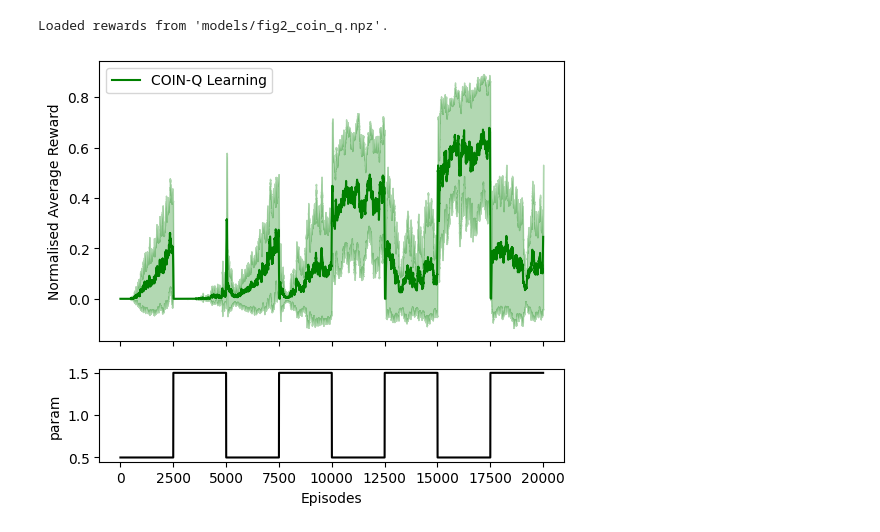
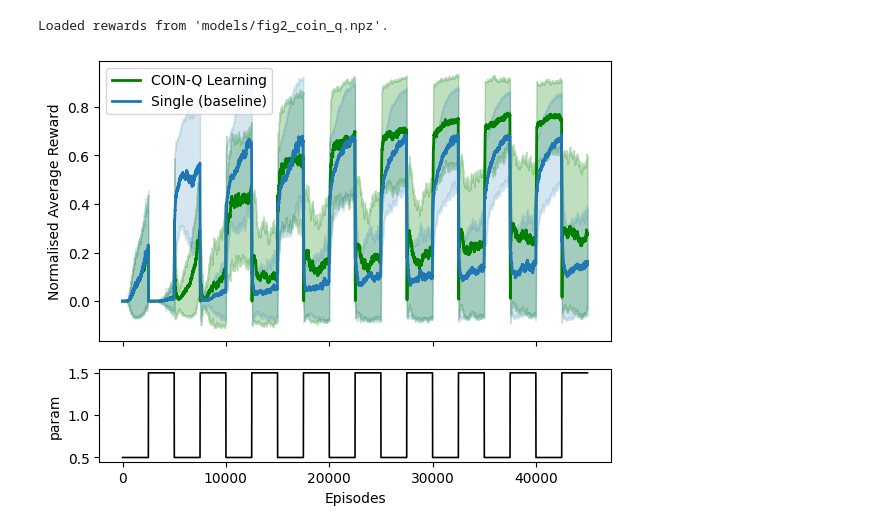
Before and after one commit to RichieRich2569/COINRL, a Jupyter notebook: figures.ipynb, the cells around one changed output. Drawn from its saved outputs; the diff is of its cells as text; code cells hidden in the pictures.

```diff
--- a/figures.ipynb
+++ b/figures.ipynb
@@ -326,6 +326,16 @@ param_values = np.concatenate([
     1.5*np.ones((2500,)),
     0.5*np.ones((2500,)),
     1.5*np.ones((2500,)),
+    0.5*np.ones((2500,)),
+    1.5*np.ones((2500,)),
+    0.5*np.ones((2500,)),
+    1.5*np.ones((2500,)),
+    0.5*np.ones((2500,)),
+    1.5*np.ones((2500,)),
+    0.5*np.ones((2500,)),
+    1.5*np.ones((2500,)),
+    0.5*np.ones((2500,)),
+    1.5*np.ones((2500,)),
 ])
 # %%
 # As a foundation, we train the model on two contexts in the traditional approach, then average the results over multiple runs to get an idea on the time to train
@@ -368,11 +378,11 @@ def run_single_rep_q_learning(rep_id, amplitudes):
 REWARDS_PATH = "models/fig2_q_learning.npz"
 if TRAIN:
     # Number of repetitions and number of parallel processes:
-    n_reps = 10
+    n_reps = 100
     n_processes = mp.cpu_count() - 1  # leave one CPU free
 
     # Number of episodes
-    N = 10000
+    N = 20000
 
     # Amplitudes to train on
     values = [0.5, 1.5]
@@ -510,7 +566,7 @@ def run_single_rep_coin_q(rep_id, amplitudes, p_contexts):
 REWARDS_PATH = "models/fig2_coin_q.npz"
 if TRAIN:
     # Number of repetitions and number of parallel processes:
-    n_reps = 10
+    n_reps = 100
     n_processes = mp.cpu_count() - 1  # leave one CPU free
 
     # Number of episodes
@@ -553,58 +609,78 @@ else:
 # %% [output]
 Loaded rewards from 'models/fig2_coin_q.npz'.
 # %%
+import numpy as np
+import matplotlib.pyplot as plt
+
 def moving_average(x: np.ndarray, window: int = 25) -> np.ndarray:
-    """Simple centered moving average (temporary smoothing)."""
     window = max(1, int(window))
     if window == 1:
         return x
     pad = window // 2
     x_pad = np.pad(x, (pad, pad), mode="edge")
     kernel = np.ones(window, dtype=float) / window
     return np.convolve(x_pad, kernel, mode="valid")
 
-# --- Normalise rewards ---
-rewards = np.asarray(rewards_coin_q, dtype=float)
-params  = np.asarray(param_values, dtype=float)
+# --- Inputs ---
+params = np.asarray(param_values, dtype=float)
 
-# Per-episode denominator depends on param_values (0.5 uses base[0], else base[1])
-max_base = np.asarray(max_rewards_base, dtype=float)
-denom = np.where(params == 0.5, max_base[0] + 200.0, max_base[1] + 200.0)
+# COIN
+rewards_coin = np.asarray(rewards_coin_q, dtype=float)
+std_coin     = np.asarray(std_rewards_coin_q, dtype=float)
 
-norm_rewards = (rewards + 200.0) / denom
+# SINGLE (baseline)
+rewards_single = np.asarray(rewards_single, dtype=float)
+std_single     = np.asarray(std_rewards_single, dtype=float)
 
-# --- Scale std to the new normalised scale (offset doesn't affect std; divisor does) ---
-std_rewards = np.asarray(std_rewards_coin_q, dtype=float)  # assumes you have this
-norm_std_rewards = std_rewards / denom
+# --- Common denom for BOTH methods (identical normalisation) ---
+max_base = np.asarray(max_rewards_base, dtype=float).reshape(-1)
+if max_base.size < 2:
+    raise ValueError("max_rewards_base must have length >= 2 (one per context).")
 
-# --- Temporary smoothing ---
+# Use isclose rather than params == 0.5
+is_ctx0 = np.isclose(params, 0.5, atol=1e-12, rtol=0.0)
+denom = np.where(is_ctx0, max_base[0] + 200.0, max_base[1] + 200.0)
+
+# --- Normalise ---
+norm_coin   = (rewards_coin   + 200.0) / denom
+norm_single = (rewards_single + 200.0) / denom
+
+norm_std_coin   = std_coin / denom
+norm_std_single = std_single / denom
+
+# --- Smooth ---
 smooth_window = 25
-norm_rewards_s = moving_average(norm_rewards, window=smooth_window)
-norm_std_s     = moving_average(norm_std_rewards, window=smooth_window)
+norm_coin_s   = moving_average(norm_coin, window=smooth_window)
+std_coin_s    = moving_average(norm_std_coin, window=smooth_window)
 
-# --- Plot: rewards on top, param_values below ---
-x = np.arange(len(norm_rewards_s))
+norm_single_s = moving_average(norm_single, window=smooth_window)
+std_single_s  = moving_average(norm_std_single, window=smooth_window)
+
+# --- Plot ---
+x = np.arange(len(norm_coin_s))
 
 fig, (ax0, ax1) = plt.subplots(
-    2, 1, figsize=(6, 5.2), sharex=True,
+    2, 1, figsize=(6.6, 5.2), sharex=True,
     gridspec_kw={"height_ratios": [3, 1], "hspace": 0.15}
 )
 
-ax0.plot(x, norm_rewards_s, label="COIN-Q Learning", color="green")
-ax0.fill_between(
-    x,
-    norm_rewards_s - norm_std_s,
-    norm_rewards_s + norm_std_s,
-    color="green",
-    alpha=0.3
-)
+# COIN
+ax0.plot(x, norm_coin_s, label="COIN-Q Learning", color="green", linewidth=2)
+ax0.fill_between(x, norm_coin_s - std_coin_s, norm_coin_s + std_coin_s,
+                 color="green", alpha=0.25)
+
+# SINGLE
+ax0.plot(x, norm_single_s, label="Single (baseline)", color="tab:blue", linewidth=2)
+ax0.fill_between(x, norm_single_s - std_single_s, norm_single_s + std_single_s,
+                 color="tab:blue", alpha=0.18)
+
 ax0.set_ylabel("Normalised Average Reward")
-ax0.legend()
+ax0.legend(loc="best")
 
-ax1.plot(np.arange(len(params)), params, color="black")
+ax1.plot(np.arange(len(params)), params, color="black", linewidth=1.2)
 ax1.set_xlabel("Episodes")
 ax1.set_ylabel("param")
 
 plt.show()
 # %% [output]
-[figure, old version]
+[figure, new version]
```
Also changed, not shown: parts of 4 cells of this notebook, 4 other files.
